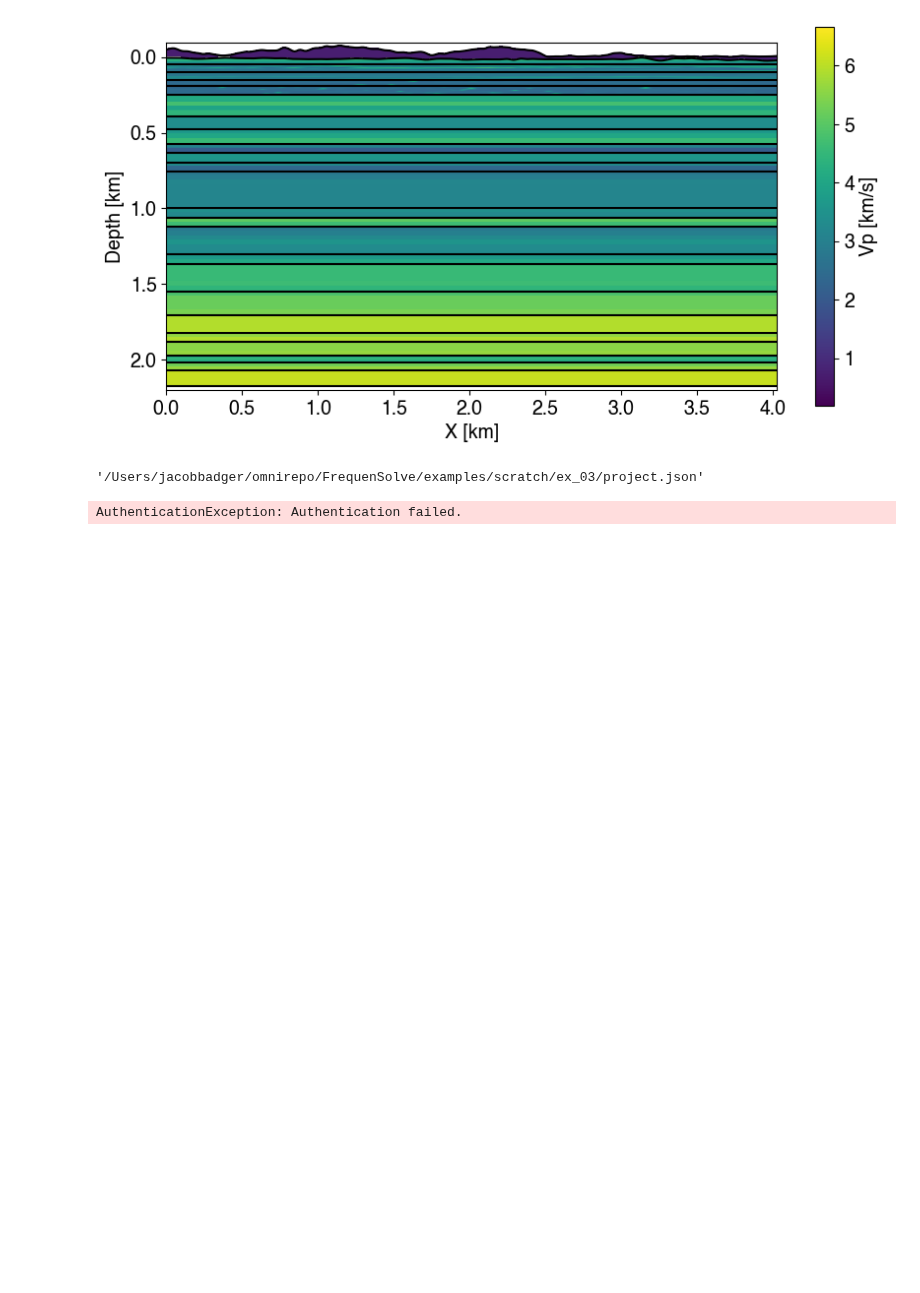
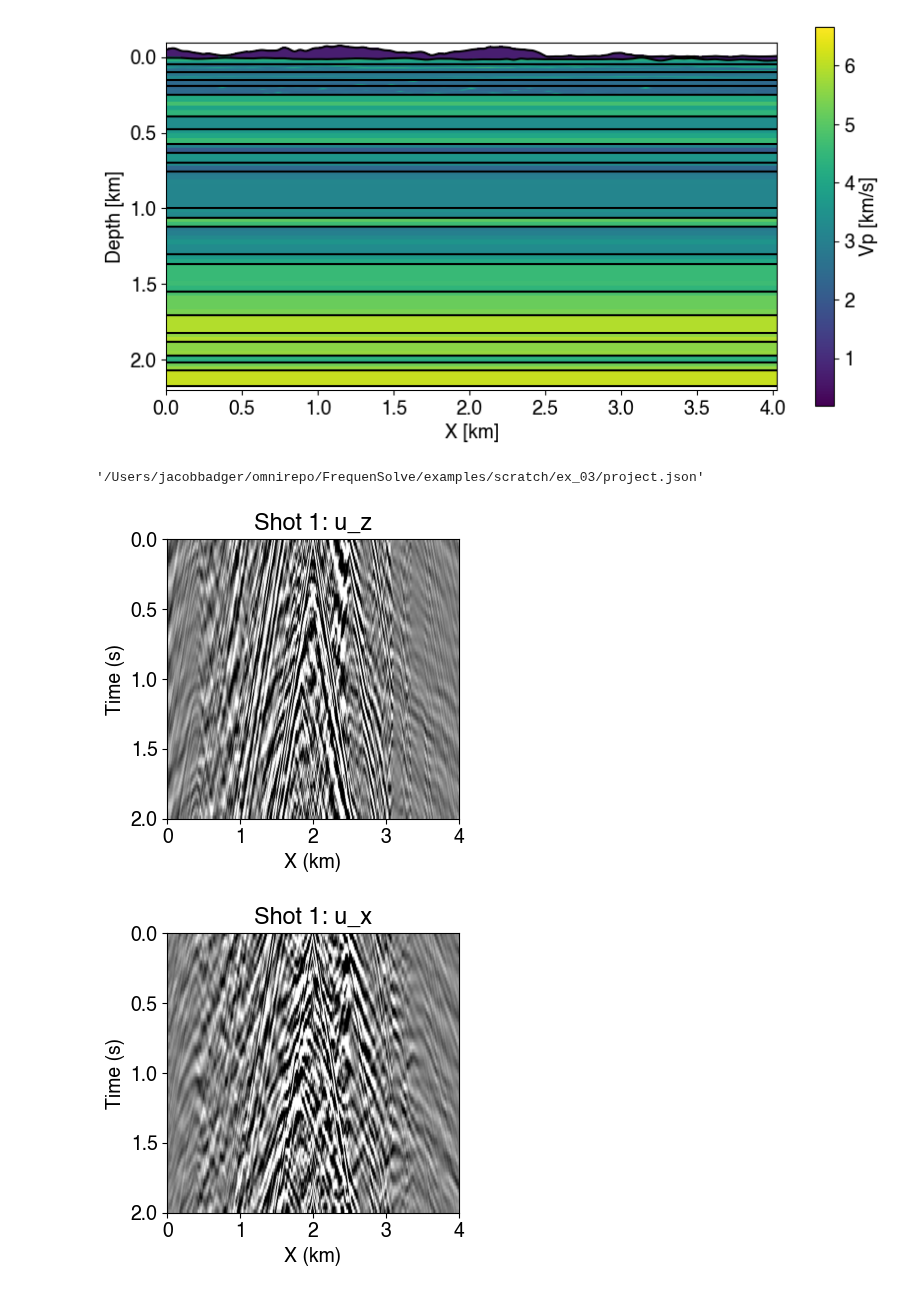
Before and after one commit to FrequenSol/FrequenSolve, a Jupyter notebook: examples/ex03_layered.ipynb, the cells around one changed output. Cells and saved outputs as stored; diff of their text form; code cells hidden in the pictures; blank space fills up the shorter version.

```diff
--- a/examples/ex03_layered.ipynb
+++ b/examples/ex03_layered.ipynb
@@ -142,26 +168,36 @@ project.save()
 # %% [output]
 '/Users/jacobbadger/omnirepo/FrequenSolve/examples/scratch/ex_03/project.json'
 # %%
-project.site = FronteraSite(rel_path = "FrequenSolve/ex_03/")
-project.site.attach_to_existing_job()
 project.transfer()
 
-
 # Create and submit frequency domain job
-job = FrequencyDomainJob(name = "fd_job",
-                        simulation = sim,
-                        f_list = [1.0, 2.0, 3.0, 4.0])
+job = TimeDomainJob(name = "fd_job",
+                    simulation = sim,
+                    f_min = 1.0,
+                    f_max = 10.0,
+                    T_max = 2.0)
 
 block = True
 if block:
     # Blocking job submission
     results = project.submit_job(job)
 else:
     # Asynchronous job submission
     future = project.submit_job_async(job)
 
     # ... do other work while waiting ...
 
     results = future.result()
+
+# # Skips simulation if you already have results
+# results = job.records
+
+record_db = project.get_records(results)
+up = 2
+for record in record_db:
+    wavelet = RickerWavelet(f0 = 1.0, times = record.times(upscale = up), causal = True)
+    shot = record.read_TD(wavelet, upscale = up)
+    plot_gather(shot)
 # %% [output]
-AuthenticationException: Authentication failed.
+[figure, added]
+[figure, added]
```
Also changed, not shown: parts of 2 cells of this notebook.
